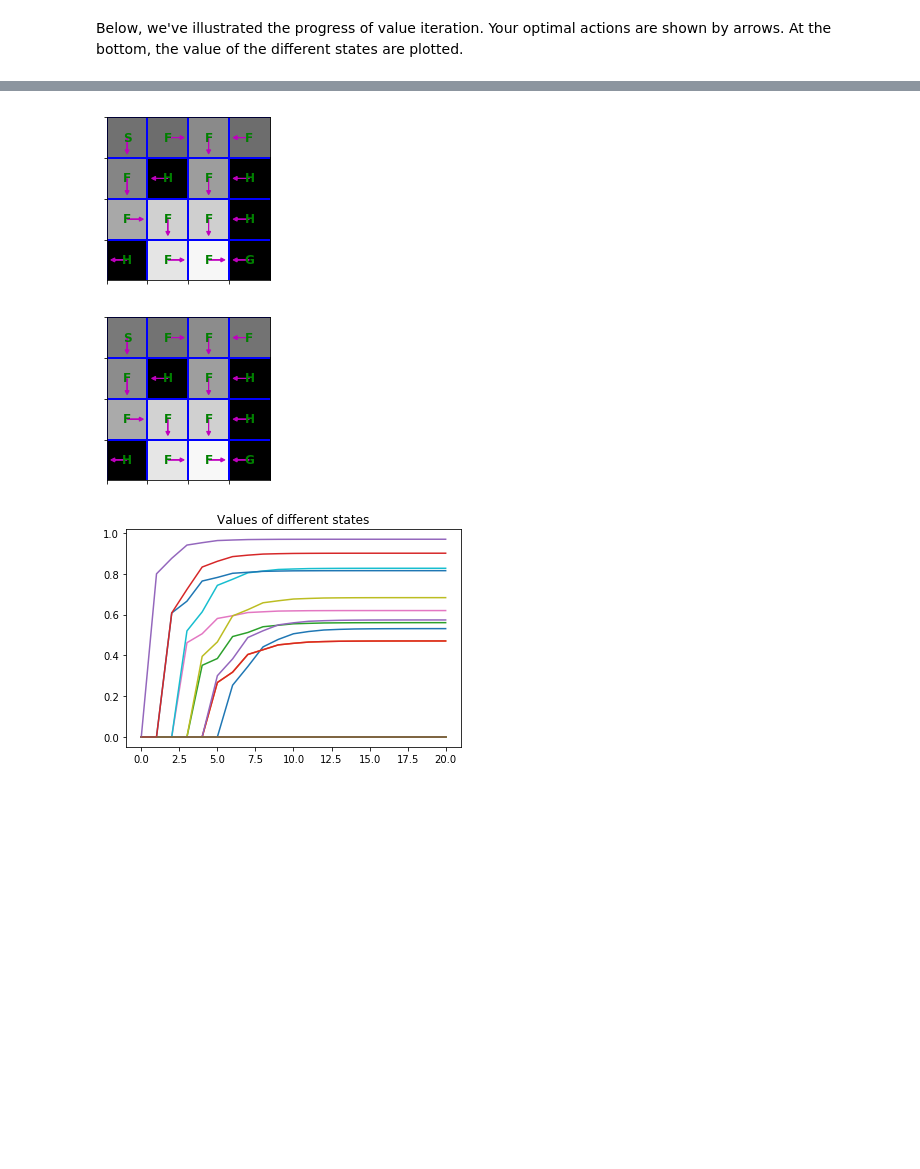
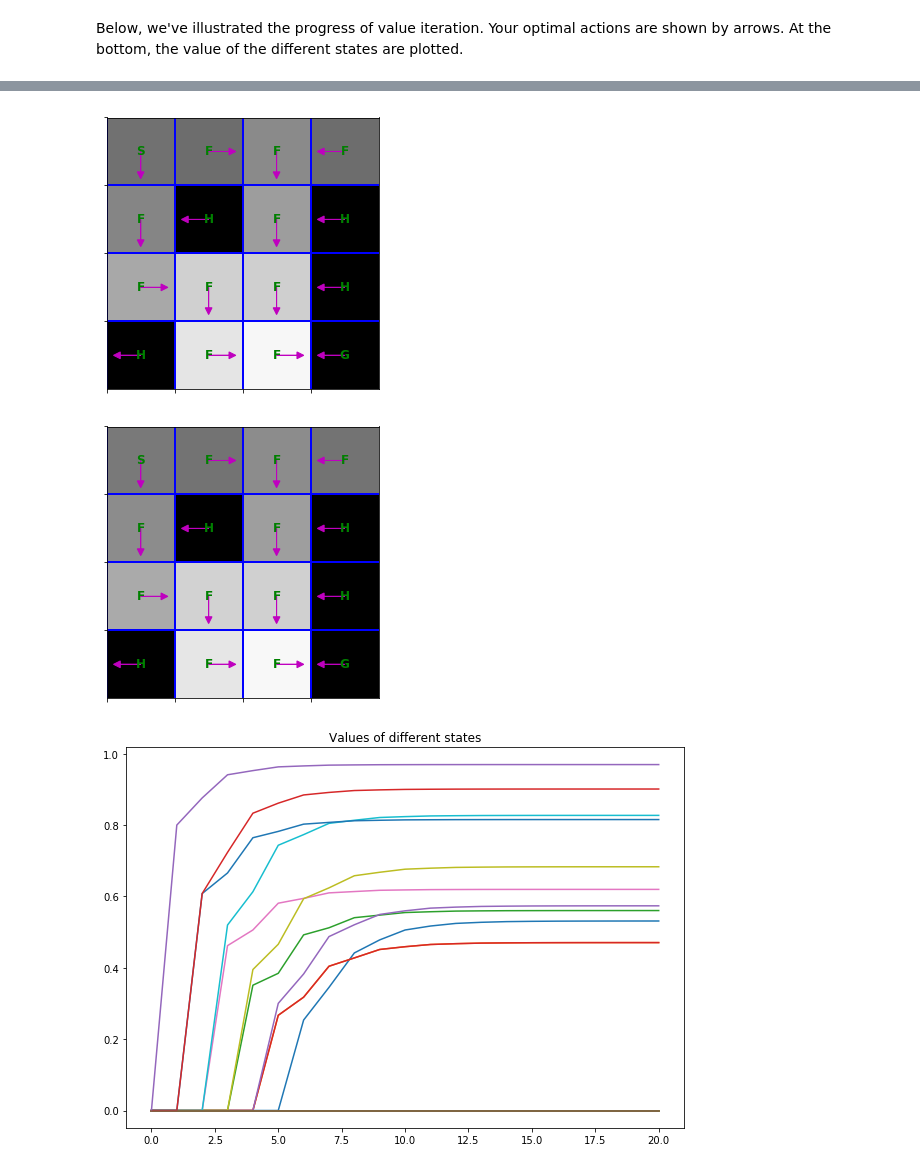
Before and after one commit to ClaudeCoulombe/DeepRLBootcamp2017, a Jupyter notebook: lab1/Lab 1 - Problem 1.ipynb, the cells around one changed output, grey strips where cells are left out. Saved outputs shown, nothing was run; the diff lists cells and outputs as text; code cells hidden in the pictures; blank space fills up the shorter version.

Commit message:
lab1 solution small corrections graph output

```diff
--- a/lab1/Lab 1 - Problem 1.ipynb
+++ b/lab1/Lab 1 - Problem 1.ipynb
@@ -246,7 +246,7 @@ Below, we've illustrated the progress of value iteration. Your optimal actions a
 At the bottom, the value of the different states are plotted.
 # %%
 for (V, pi) in zip(Vs_VI[:10], pis_VI[:10]):
-    plt.figure(figsize=(3,3))
+    plt.figure(figsize=(5,5))
     plt.imshow(V.reshape(4,4), cmap='gray', interpolation='none', clim=(0,1))
     ax = plt.gca()
     ax.set_xticks(np.arange(4)-.5)
@@ -265,7 +265,7 @@ for (V, pi) in zip(Vs_VI[:10], pis_VI[:10]):
                      color='g', size=12,  verticalalignment='center',
                      horizontalalignment='center', fontweight='bold')
     plt.grid(color='b', lw=2, ls='-')
-plt.figure()
+plt.figure(figsize=(10,7))
 plt.plot(Vs_VI)
 plt.title("Values of different states");
 # %% [output]
@@ -280,3 +280,3 @@ plt.title("Values of different states");
-[figure, old version]
+[figure, new version]
-[figure, old version]
+[figure, new version]
-[figure, old version]
+[figure, new version]
```
Also changed, not shown: parts of 1 cell of this notebook.
